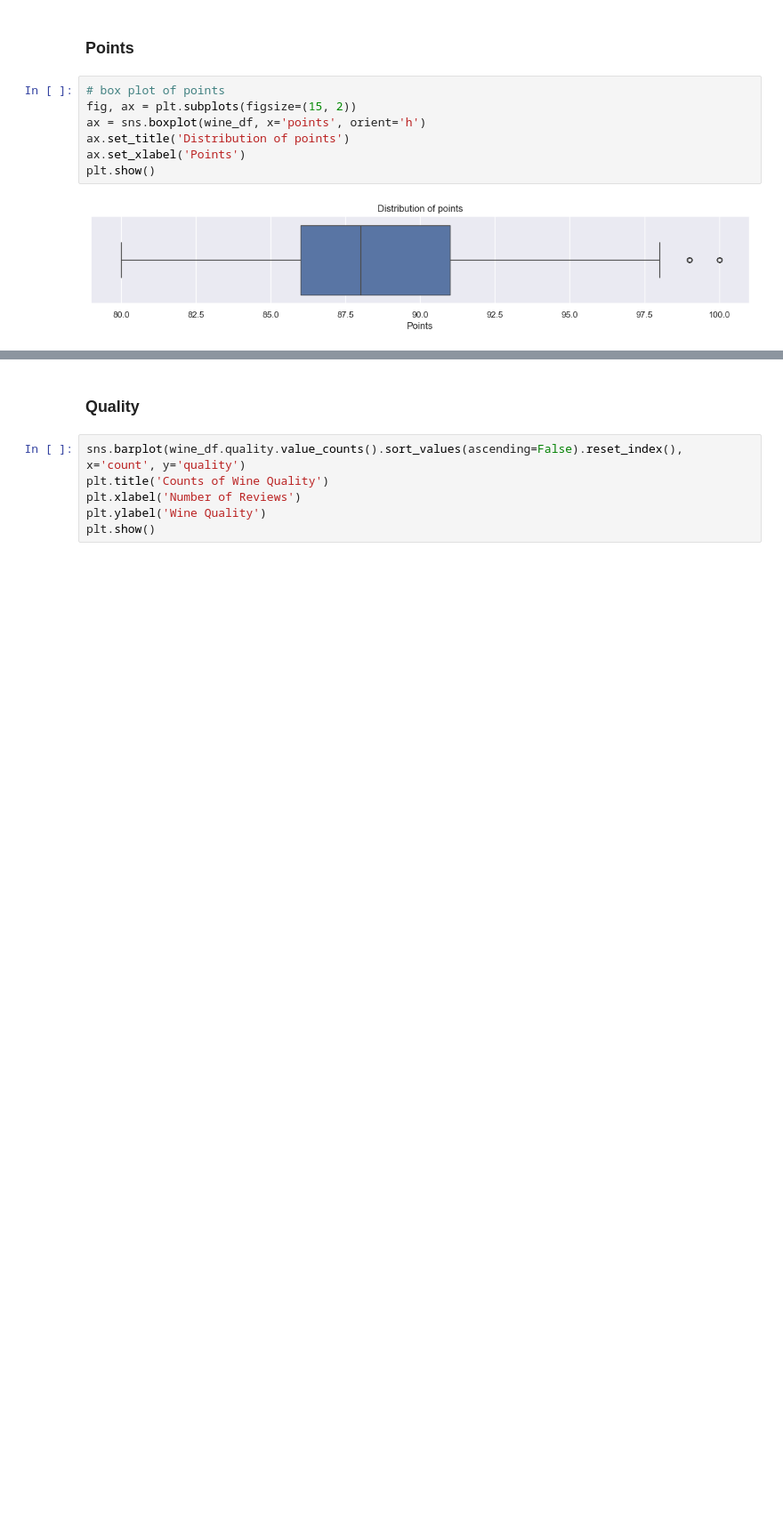
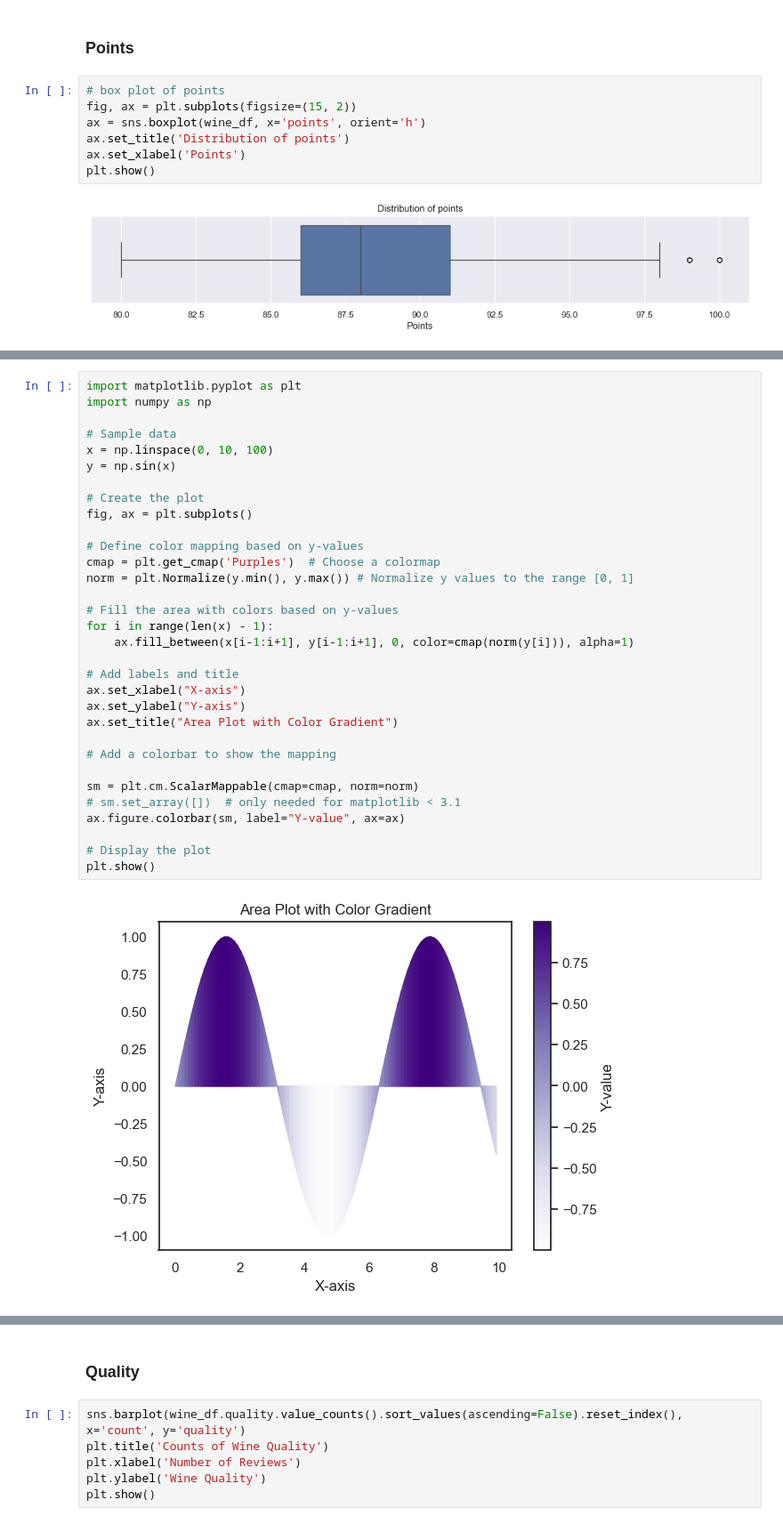
Before and after one commit to pasmith/oenologist, a Jupyter notebook: wine_review-eda.ipynb, the cells around one changed output, grey strips where cells are left out. Shown at 89% size. Cells and saved outputs as stored; diff of their text form; blank space fills up the shorter version.

```diff
--- a/wine_review-eda.ipynb
+++ b/wine_review-eda.ipynb
@@ -77,0 +117,34 @@ plt.show()
+# %%
+import matplotlib.pyplot as plt
+import numpy as np
+
+# Sample data
+x = np.linspace(0, 10, 100)
+y = np.sin(x)
+
+# Create the plot
+fig, ax = plt.subplots()
+
+# Define color mapping based on y-values
+cmap = plt.get_cmap('Purples')  # Choose a colormap
+norm = plt.Normalize(y.min(), y.max()) # Normalize y values to the range [0, 1]
+
+# Fill the area with colors based on y-values
+for i in range(len(x) - 1):
+    ax.fill_between(x[i-1:i+1], y[i-1:i+1], 0, color=cmap(norm(y[i])), alpha=1)
+
+# Add labels and title
+ax.set_xlabel("X-axis")
+ax.set_ylabel("Y-axis")
+ax.set_title("Area Plot with Color Gradient")
+
+# Add a colorbar to show the mapping
+
+sm = plt.cm.ScalarMappable(cmap=cmap, norm=norm)
+# sm.set_array([])  # only needed for matplotlib < 3.1
+ax.figure.colorbar(sm, label="Y-value", ax=ax)
+
+# Display the plot
+plt.show()
+# %% [output]
+[figure, added]
```
Also changed, not shown: parts of 7 cells of this notebook.
